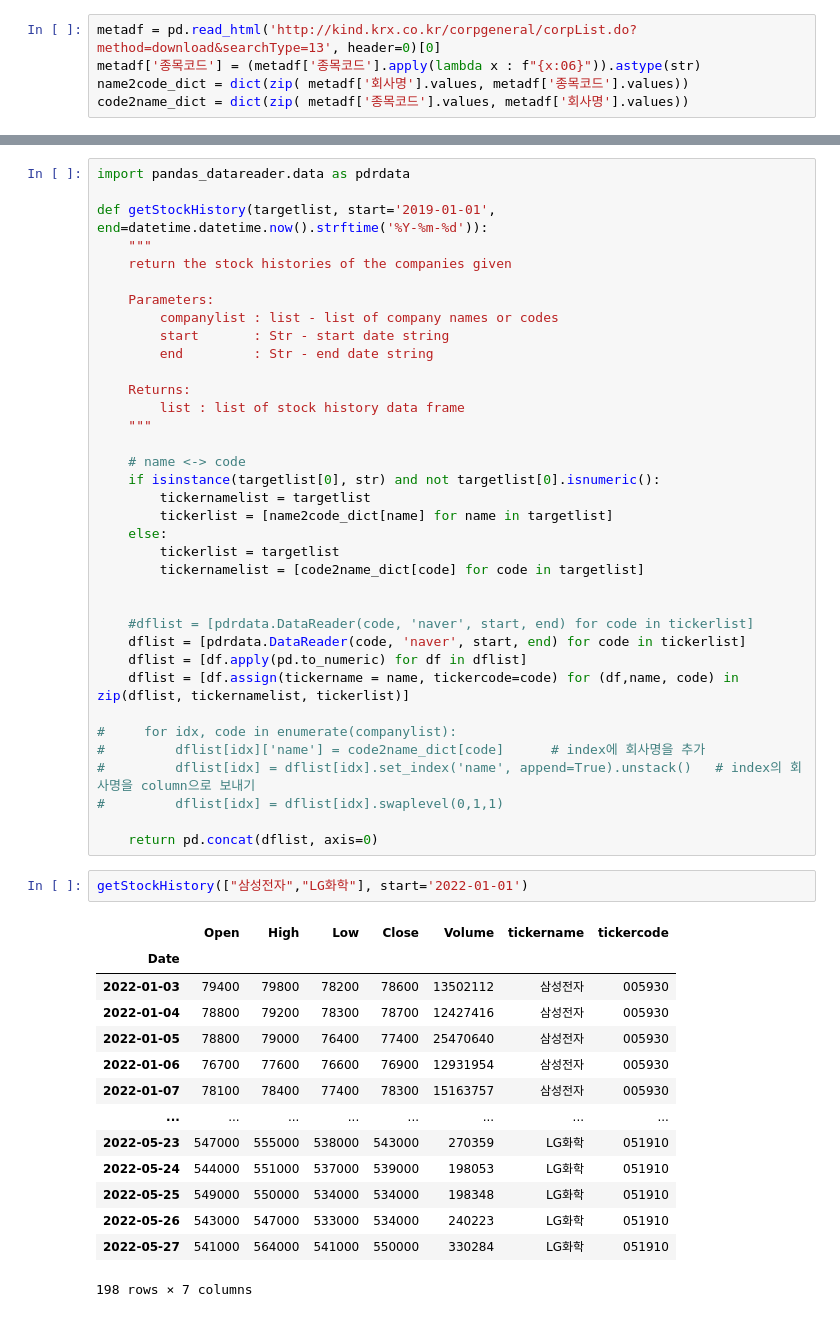
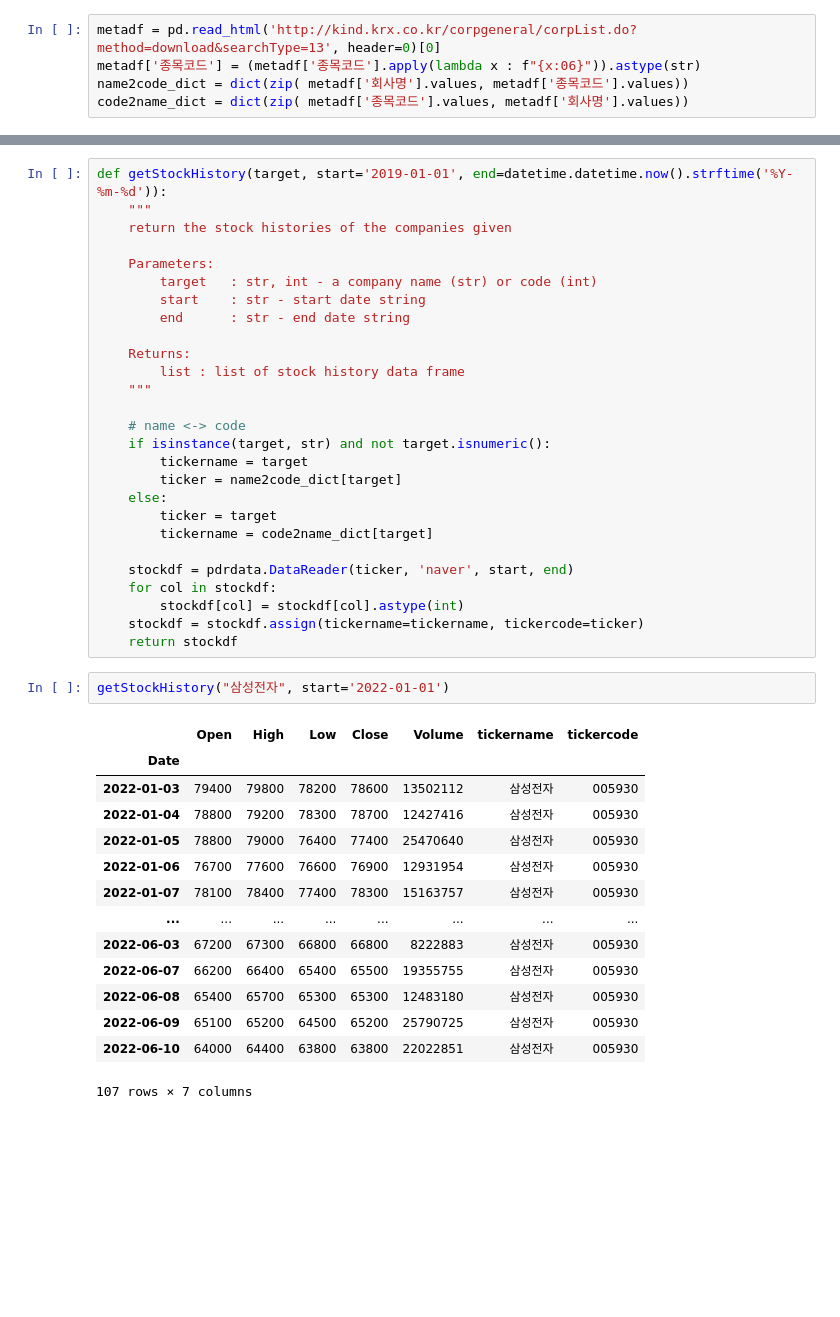
Before and after one commit to sumyeon/time_series_analytics, a Jupyter notebook: notebooks/1) schedule_financial_data_loading.ipynb, the cells around one changed output, grey strips where cells are left out. Drawn from its saved outputs; the diff is of its cells as text; blank space fills up the shorter version.

```diff
--- a/notebooks/1_2) schedule_data_reading.ipynb
+++ b/notebooks/1) schedule_financial_data_loading.ipynb
@@ -224,55 +224,46 @@ import pandas_datareader.data as web
 import pandas as pd
 import datetime
 # %%
-import pandas_datareader.data as pdrdata
-
-def getStockHistory(targetlist, start='2019-01-01', end=datetime.datetime.now().strftime('%Y-%m-%d')):
+def getStockHistory(target, start='2019-01-01', end=datetime.datetime.now().strftime('%Y-%m-%d')):
     """
     return the stock histories of the companies given
 
     Parameters:
-        companylist : list - list of company names or codes
-        start       : Str - start date string
-        end         : Str - end date string
+        target   : str, int - a company name (str) or code (int)
+        start    : str - start date string
+        end      : str - end date string
 
     Returns:
         list : list of stock history data frame
     """
 
     # name <-> code
-    if isinstance(targetlist[0], str) and not targetlist[0].isnumeric():
-        tickernamelist = targetlist
-        tickerlist = [name2code_dict[name] for name in targetlist]
+    if isinstance(target, str) and not target.isnumeric():
+        tickername = target
+        ticker = name2code_dict[target]
     else:
-        tickerlist = targetlist
-        tickernamelist = [code2name_dict[code] for code in targetlist]
+        ticker = target
+        tickername = code2name_dict[target]
 
-
-    #dflist = [pdrdata.DataReader(code, 'naver', start, end) for code in tickerlist]
-    dflist = [pdrdata.DataReader(code, 'naver', start, end) for code in tickerlist]
-    dflist = [df.apply(pd.to_numeric) for df in dflist]
-    dflist = [df.assign(tickername = name, tickercode=code) for (df,name, code) in zip(dflist, tickernamelist, tickerlist)]
-
-#     for idx, code in enumerate(companylist):
-#         dflist[idx]['name'] = code2name_dict[code]      # index에 회사명을 추가
-#         dflist[idx] = dflist[idx].set_index('name', append=True).unstack()   # index의 회사명을 column으로 보내기
-#         dflist[idx] = dflist[idx].swaplevel(0,1,1)
-
-    return pd.concat(dflist, axis=0)
+    stockdf = pdrdata.DataReader(ticker, 'naver', start, end)
+    for col in stockdf:
+        stockdf[col] = stockdf[col].astype(int)
+    stockdf = stockdf.assign(tickername=tickername, tickercode=ticker)
+    return stockdf
 # %%
-getStockHistory(["삼성전자","LG화학"], start='2022-01-01')
+getStockHistory("삼성전자", start='2022-01-01')
 # %% [output]
 |  | Open | High | Low | Close | Volume | tickername | tickercode |
 | Date |  |  |  |  |  |  |  |
 | 2022-01-03 | 79400 | 79800 | 78200 | 78600 | 13502112 | 삼성전자 | 005930 |
 | 2022-01-04 | 78800 | 79200 | 78300 | 78700 | 12427416 | 삼성전자 | 005930 |
 | 2022-01-05 | 78800 | 79000 | 76400 | 77400 | 25470640 | 삼성전자 | 005930 |
 | 2022-01-06 | 76700 | 77600 | 76600 | 76900 | 12931954 | 삼성전자 | 005930 |
 | 2022-01-07 | 78100 | 78400 | 77400 | 78300 | 15163757 | 삼성전자 | 005930 |
 | ... | ... | ... | ... | ... | ... | ... | ... |
-| 2022-05-23 | 547000 | 555000 | 538000 | 543000 | 270359 | LG화학 | 051910 |
-| 2022-05-24 | 544000 | 551000 | 537000 | 539000 | 198053 | LG화학 | 051910 |
-| 2022-05-25 | 549000 | 550000 | 534000 | 534000 | 198348 | LG화학 | 051910 |
-| 2022-05-26 | 543000 | 547000 | 533000 | 534000 | 240223 | LG화학 | 051910 |
-| 2022-05-27 | 541000 | 564000 | 541000 | 550000 | 330284 | LG화학 | 051910 |
+| 2022-06-03 | 67200 | 67300 | 66800 | 66800 | 8222883 | 삼성전자 | 005930 |
+| 2022-06-07 | 66200 | 66400 | 65400 | 65500 | 19355755 | 삼성전자 | 005930 |
+| 2022-06-08 | 65400 | 65700 | 65300 | 65300 | 12483180 | 삼성전자 | 005930 |
+| 2022-06-09 | 65100 | 65200 | 64500 | 65200 | 25790725 | 삼성전자 | 005930 |
+| 2022-06-10 | 64000 | 64400 | 63800 | 63800 | 22022851 | 삼성전자 | 005930 |
-198 rows × 7 columns
+107 rows × 7 columns
```
Also changed, not shown: parts of 4 cells of this notebook, 1 other file.
